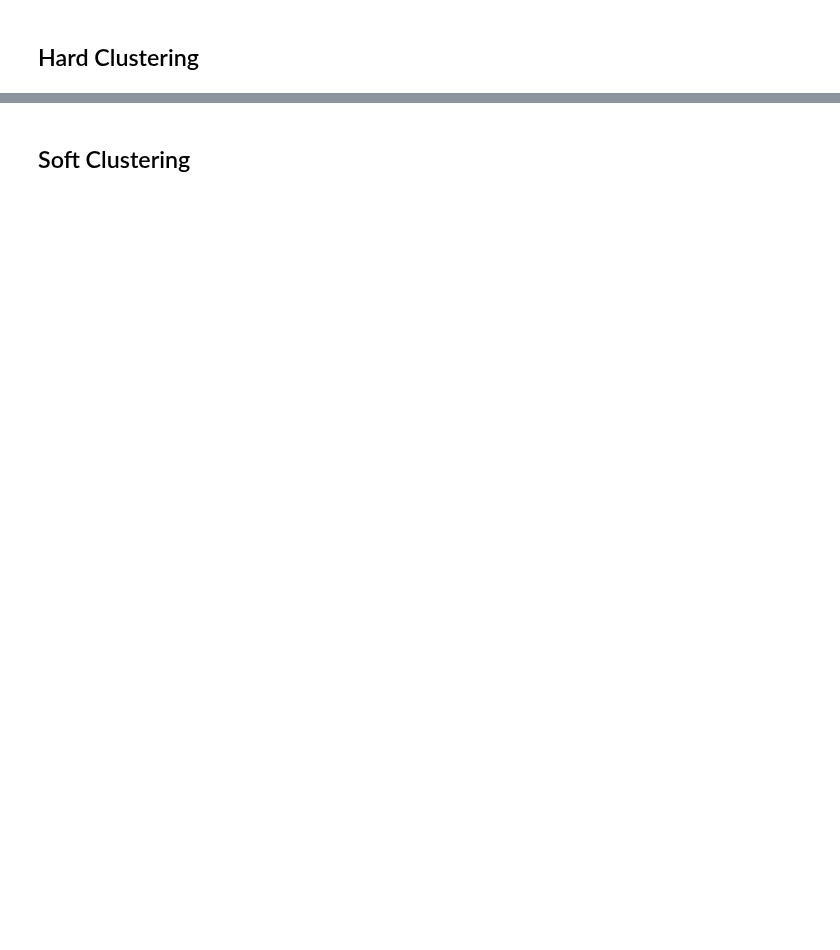
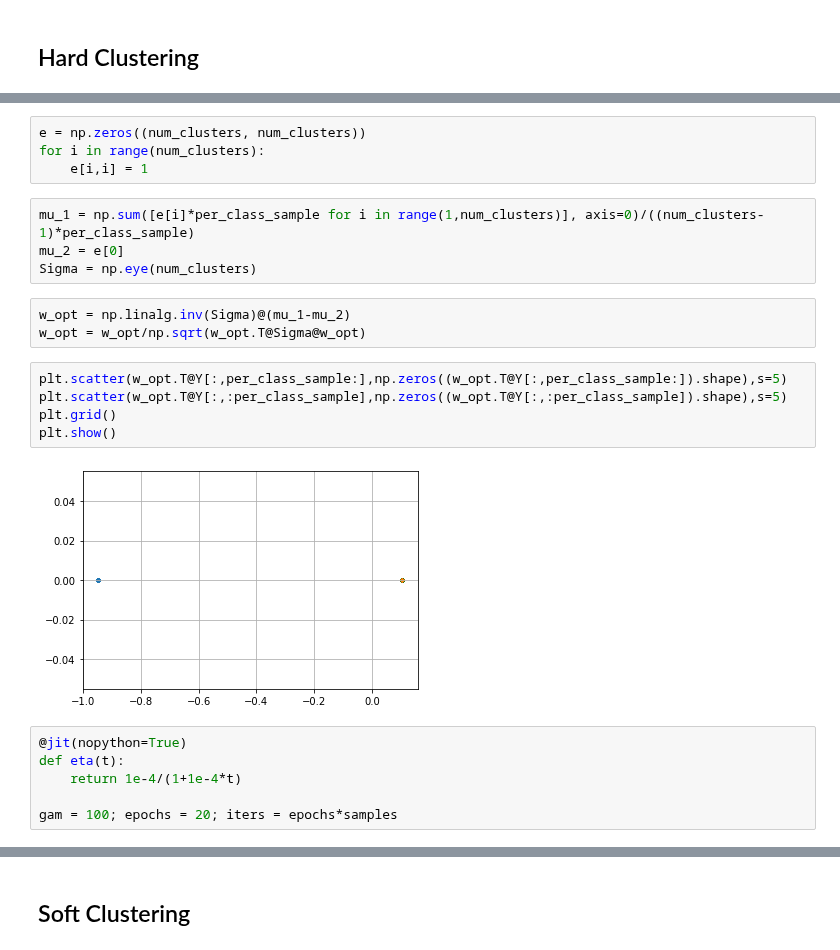
Before and after one commit to flatironinstitute/bio-lda, a Jupyter notebook: Clustering.ipynb, the cells around one changed output, grey strips where cells are left out. Drawn from its saved outputs; the diff is of its cells as text; blank space fills up the shorter version.

```diff
--- a/Clustering.ipynb
+++ b/Clustering.ipynb
@@ -94,0 +127,24 @@ Cluster 2 mean: [0.03538942 9.87316883]
+# %%
+e = np.zeros((num_clusters, num_clusters))
+for i in range(num_clusters):
+    e[i,i] = 1
+# %%
+mu_1 = np.sum([e[i]*per_class_sample for i in range(1,num_clusters)], axis=0)/((num_clusters-1)*per_class_sample)
+mu_2 = e[0]
+Sigma = np.eye(num_clusters)
+# %%
+w_opt = np.linalg.inv(Sigma)@(mu_1-mu_2)
+w_opt = w_opt/np.sqrt(w_opt.T@Sigma@w_opt)
+# %%
+plt.scatter(w_opt.T@Y[:,per_class_sample:],np.zeros((w_opt.T@Y[:,per_class_sample:]).shape),s=5)
+plt.scatter(w_opt.T@Y[:,:per_class_sample],np.zeros((w_opt.T@Y[:,:per_class_sample]).shape),s=5)
+plt.grid()
+plt.show()
+# %% [output]
+[figure, added]
+# %%
+@jit(nopython=True)
+def eta(t):
+    return 1e-4/(1+1e-4*t)
+
+gam = 100; epochs = 20; iters = epochs*samples
```
Also changed, not shown: parts of 10 cells of this notebook, 1 other file.
